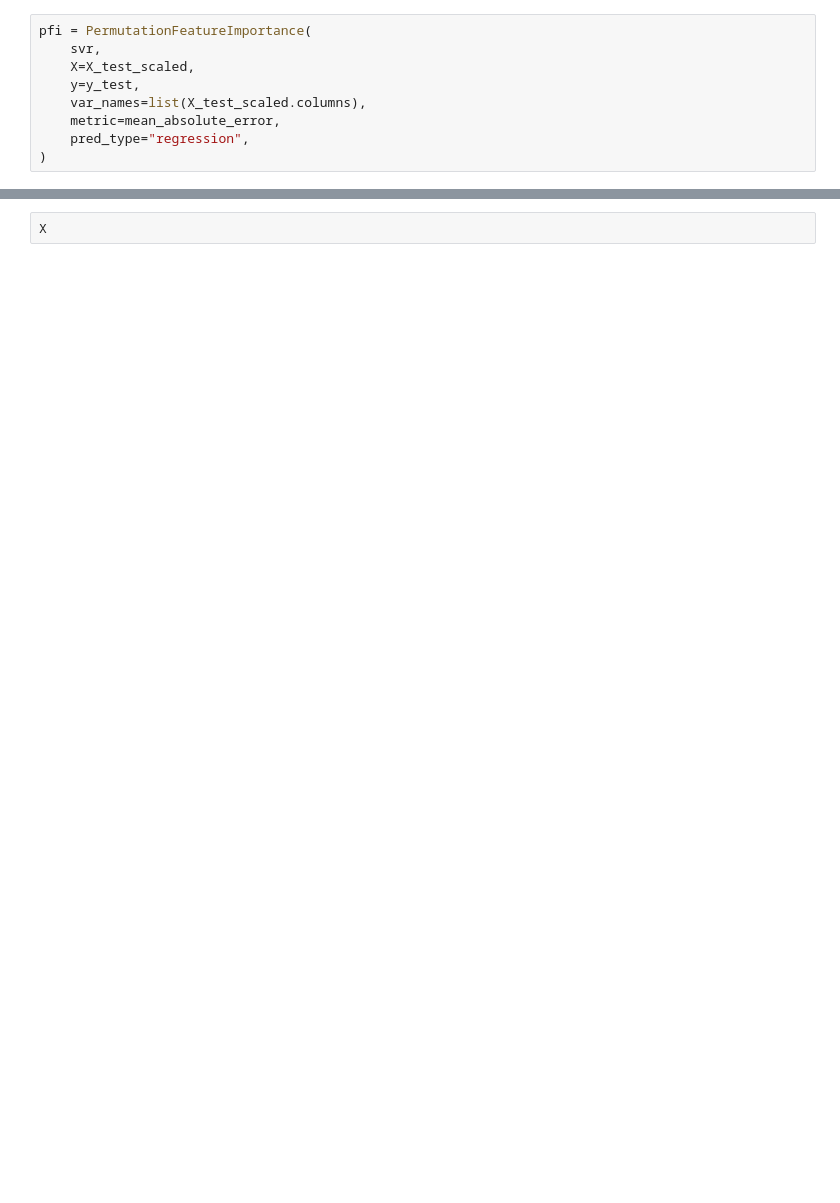
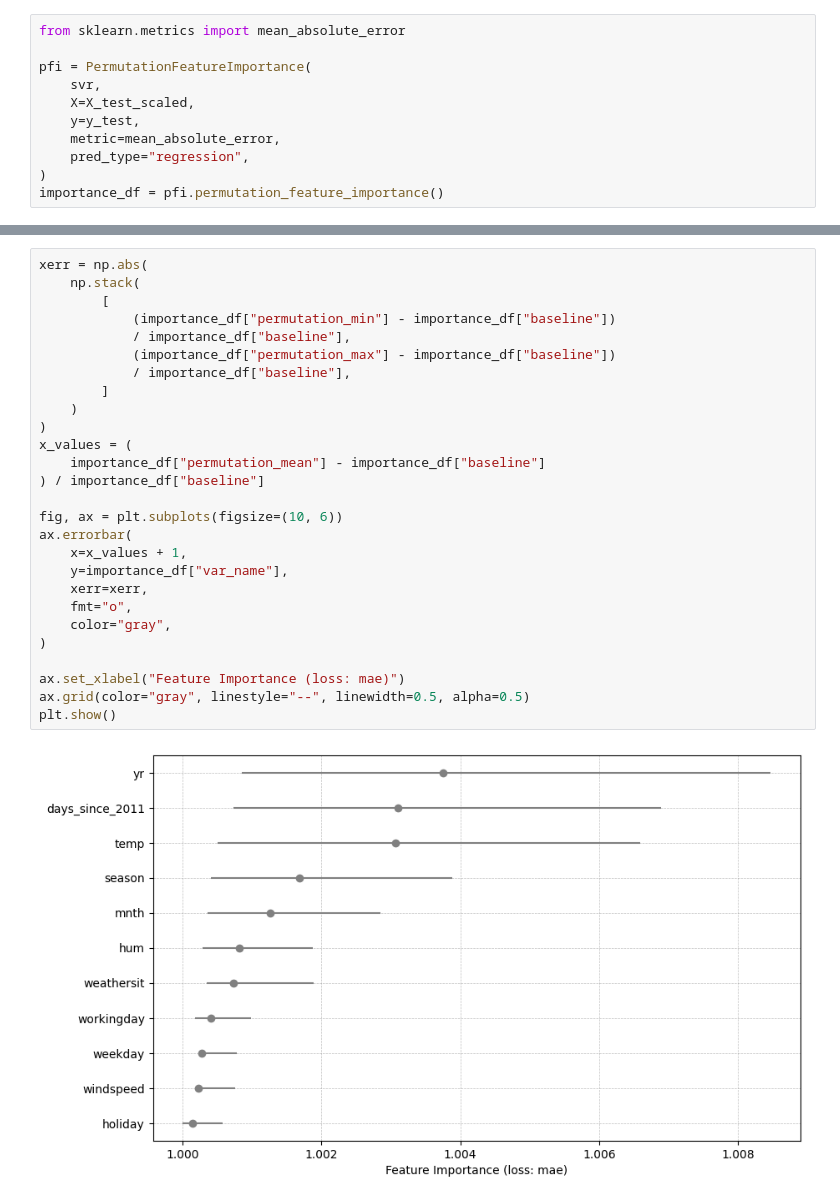
Before and after one commit to shimkoji/Interpretable-machine-learning-by-python, a Jupyter notebook: python/notebook/8.5 PFI.ipynb, the cells around one changed output, grey strips where cells are left out. Saved outputs shown, nothing was run; the diff lists cells and outputs as text; blank space fills up the shorter version.

```diff
--- a/python/notebook/8.5 PFI.ipynb
+++ b/python/notebook/8.5 PFI.ipynb
@@ -204,11 +162,13 @@ svr.fit(X_train_scaled, y_train)
 # %% [output]
 SVR()
 # %%
+from sklearn.metrics import mean_absolute_error
+
 pfi = PermutationFeatureImportance(
     svr,
     X=X_test_scaled,
     y=y_test,
-    var_names=list(X_test_scaled.columns),
     metric=mean_absolute_error,
     pred_type="regression",
 )
+importance_df = pfi.permutation_feature_importance()
@@ -314,2 +175,29 @@ Least important feature: holiday
-# %%
-X
+# %%
+xerr = np.abs(
+    np.stack(
+        [
+            (importance_df["permutation_min"] - importance_df["baseline"])
+            / importance_df["baseline"],
+            (importance_df["permutation_max"] - importance_df["baseline"])
+            / importance_df["baseline"],
+        ]
+    )
+)
+x_values = (
+    importance_df["permutation_mean"] - importance_df["baseline"]
+) / importance_df["baseline"]
+
+fig, ax = plt.subplots(figsize=(10, 6))
+ax.errorbar(
+    x=x_values + 1,
+    y=importance_df["var_name"],
+    xerr=xerr,
+    fmt="o",
+    color="gray",
+)
+
+ax.set_xlabel("Feature Importance (loss: mae)")
+ax.grid(color="gray", linestyle="--", linewidth=0.5, alpha=0.5)
+plt.show()
+# %% [output]
+[figure, added]
```
Also changed, not shown: parts of 16 cells of this notebook.
